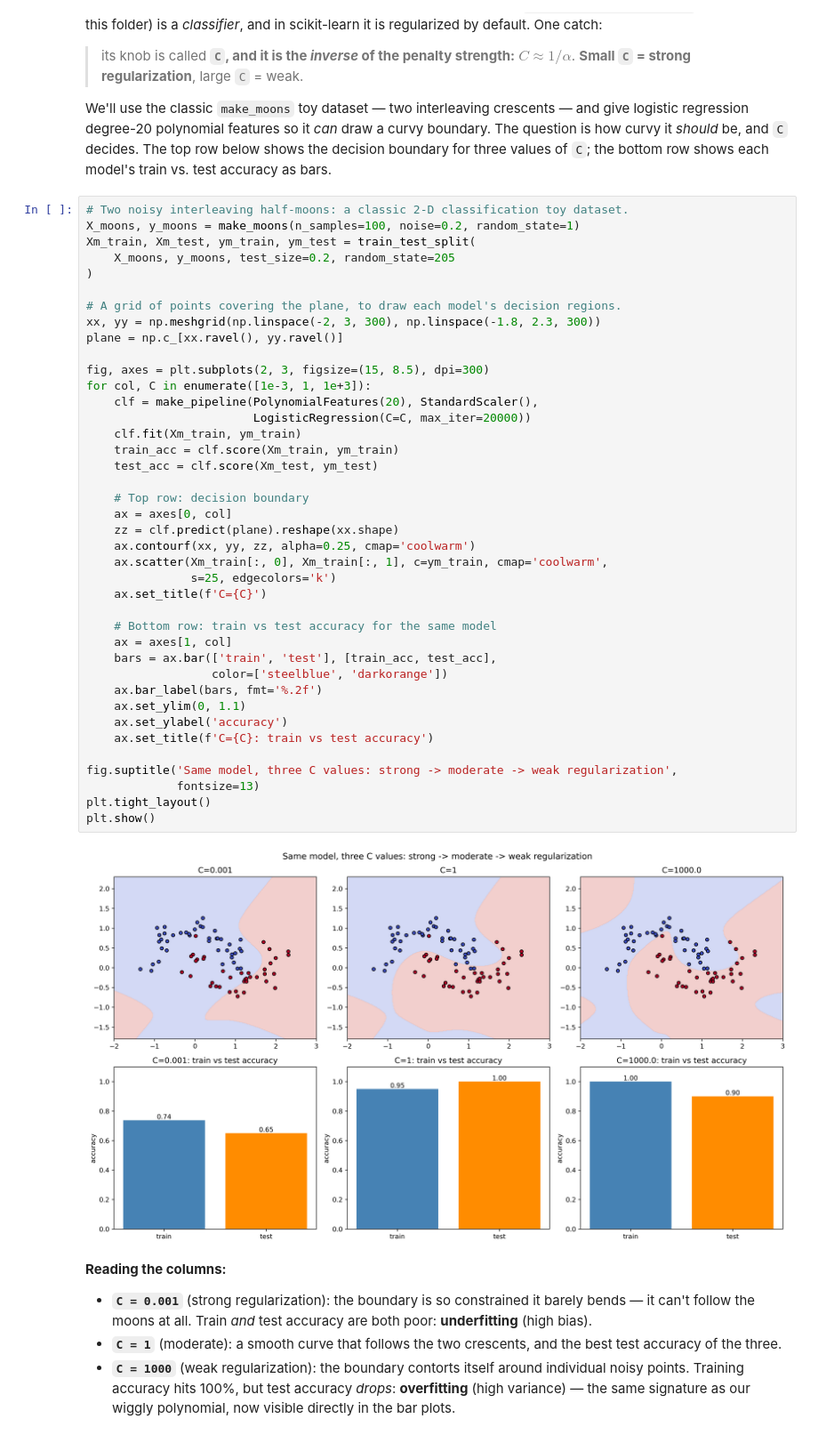
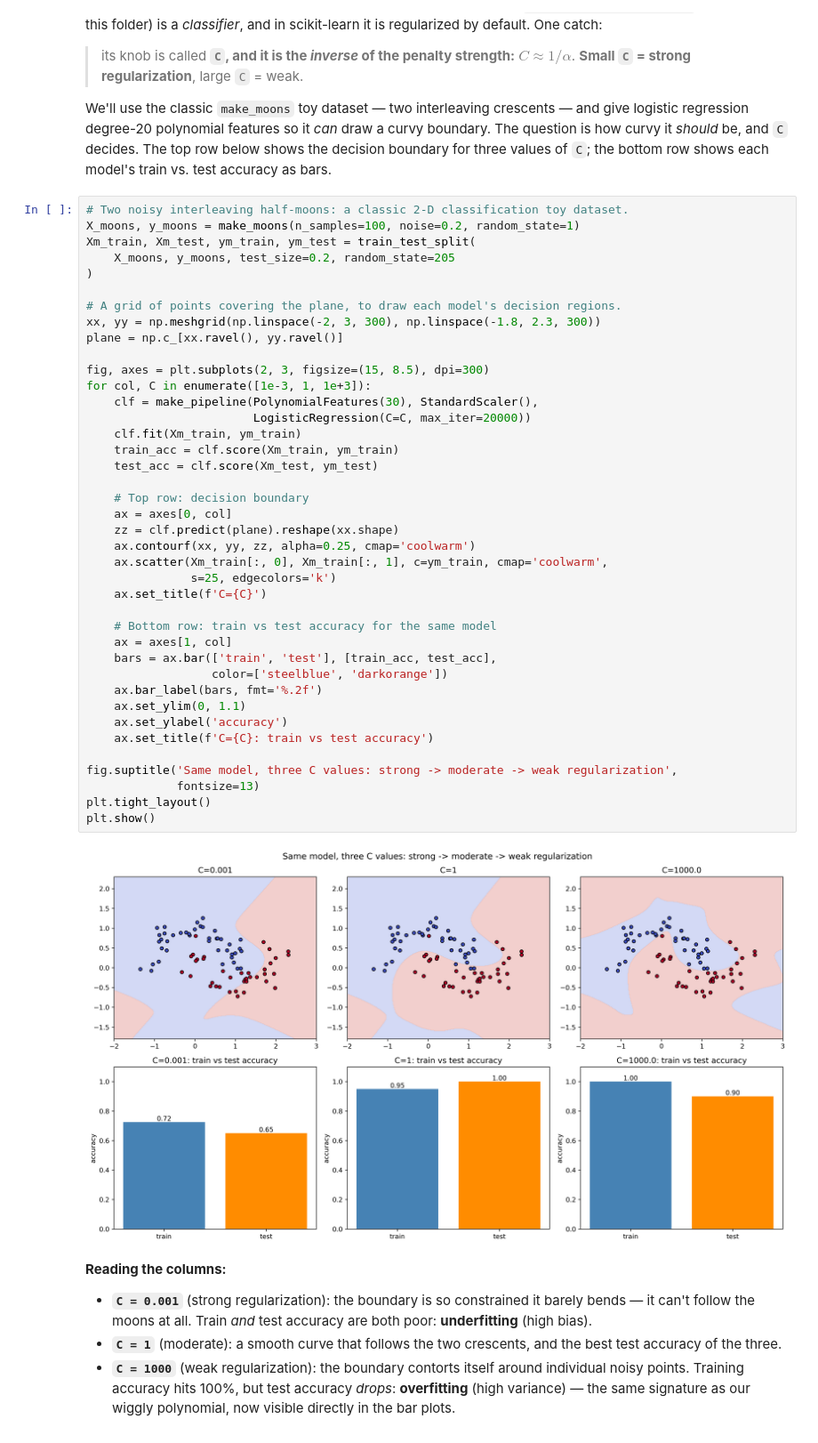
Before and after one commit to uoft-ml-bootcamp/tutorials, a Jupyter notebook: 02-supervised-learning/regression-and-svm/regularization-and-hyperparameter-tuning.ipynb, the cells around one changed output. Shown at 89% size. Cells and saved outputs as stored; diff of their text form.

```diff
--- a/02-supervised-learning/regression-and-svm/regularization-and-hyperparameter-tuning.ipynb
+++ b/02-supervised-learning/regression-and-svm/regularization-and-hyperparameter-tuning.ipynb
@@ -777,35 +793,35 @@ plane = np.c_[xx.ravel(), yy.ravel()]
 
 fig, axes = plt.subplots(2, 3, figsize=(15, 8.5), dpi=300)
 for col, C in enumerate([1e-3, 1, 1e+3]):
-    clf = make_pipeline(PolynomialFeatures(20), StandardScaler(),
+    clf = make_pipeline(PolynomialFeatures(30), StandardScaler(),
                         LogisticRegression(C=C, max_iter=20000))
     clf.fit(Xm_train, ym_train)
     train_acc = clf.score(Xm_train, ym_train)
     test_acc = clf.score(Xm_test, ym_test)
 
     # Top row: decision boundary
     ax = axes[0, col]
     zz = clf.predict(plane).reshape(xx.shape)
     ax.contourf(xx, yy, zz, alpha=0.25, cmap='coolwarm')
     ax.scatter(Xm_train[:, 0], Xm_train[:, 1], c=ym_train, cmap='coolwarm',
                s=25, edgecolors='k')
     ax.set_title(f'C={C}')
 
     # Bottom row: train vs test accuracy for the same model
     ax = axes[1, col]
     bars = ax.bar(['train', 'test'], [train_acc, test_acc],
                   color=['steelblue', 'darkorange'])
     ax.bar_label(bars, fmt='%.2f')
     ax.set_ylim(0, 1.1)
     ax.set_ylabel('accuracy')
     ax.set_title(f'C={C}: train vs test accuracy')
 
 fig.suptitle('Same model, three C values: strong -> moderate -> weak regularization',
              fontsize=13)
 plt.tight_layout()
 plt.show()
 # %% [output]
-[figure, old version]
+[figure, new version]
 # %% [markdown]
 **Reading the columns:**
 
```
Also changed, not shown: parts of 13 cells of this notebook, 7 other files.
